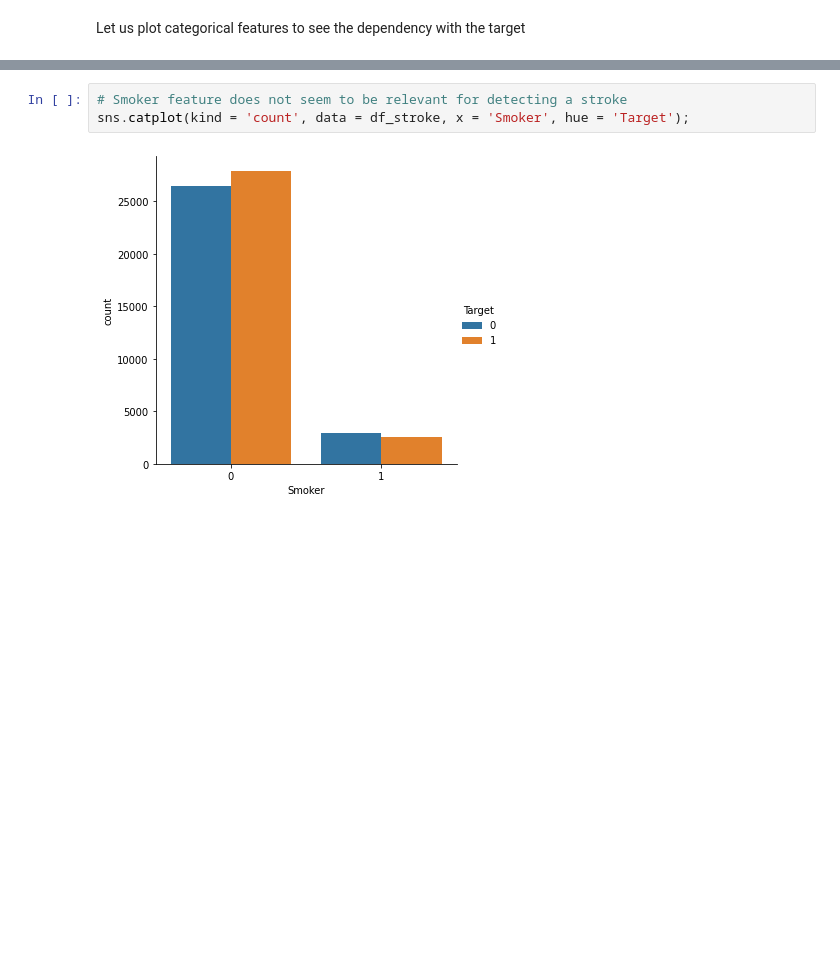
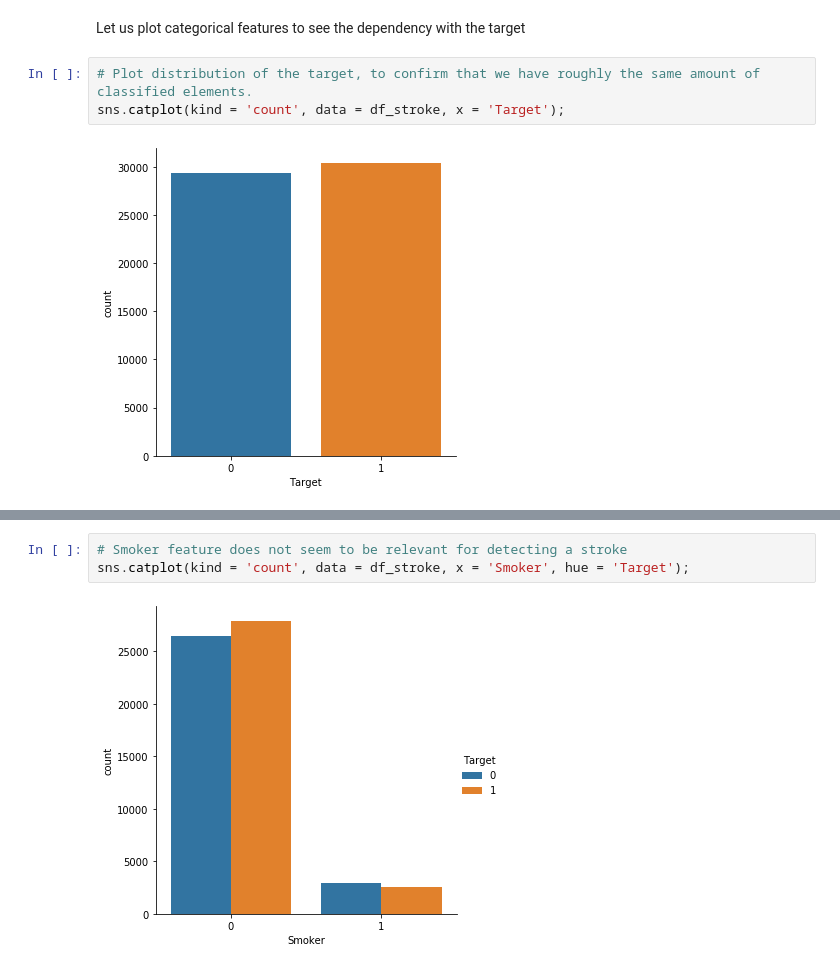
Before and after one commit to carcrupe/TFM, a Jupyter notebook: notebooks/stroke_exploring_data.ipynb, the cells around one changed output, grey strips where cells are left out. Drawn from its saved outputs; the diff is of its cells as text; blank space fills up the shorter version.

```diff
--- a/notebooks/stroke_exploring_data.ipynb
+++ b/notebooks/stroke_exploring_data.ipynb
@@ -264,5 +260,10 @@ df_stroke.describe()
 | max | 64.000000 | 2.000000 | 186.000000 | 110.000000 | 170.000000 | 105.000000 | 3.000000 | 3.000000 | ... |
 # %% [markdown]
 Let us plot categorical features to see the dependency with the target
+# %%
+# Plot distribution of the target, to confirm that we have roughly the same amount of classified elements.
+sns.catplot(kind = 'count', data = df_stroke, x = 'Target');
+# %% [output]
+[figure, added]
 # %%
 # Sex feature does not seem to be relevant for detecting a stroke
```
Also changed, not shown: parts of 8 cells of this notebook, 1 other file.
